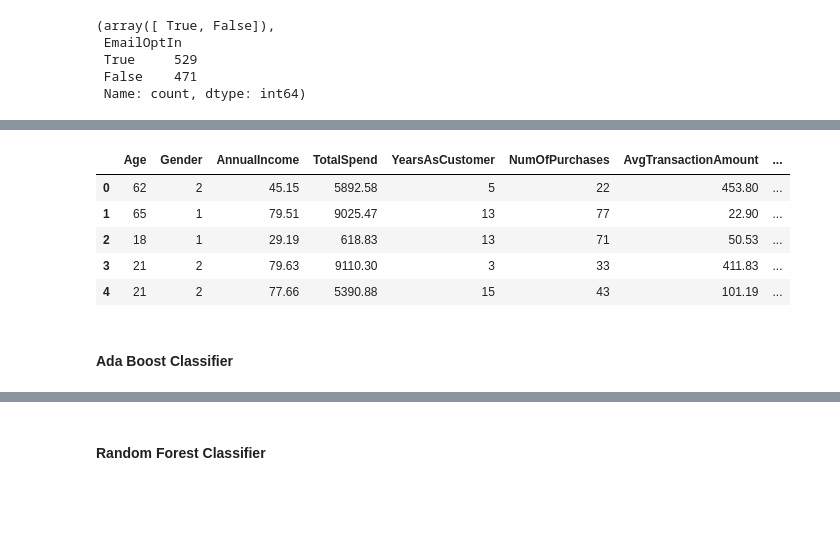
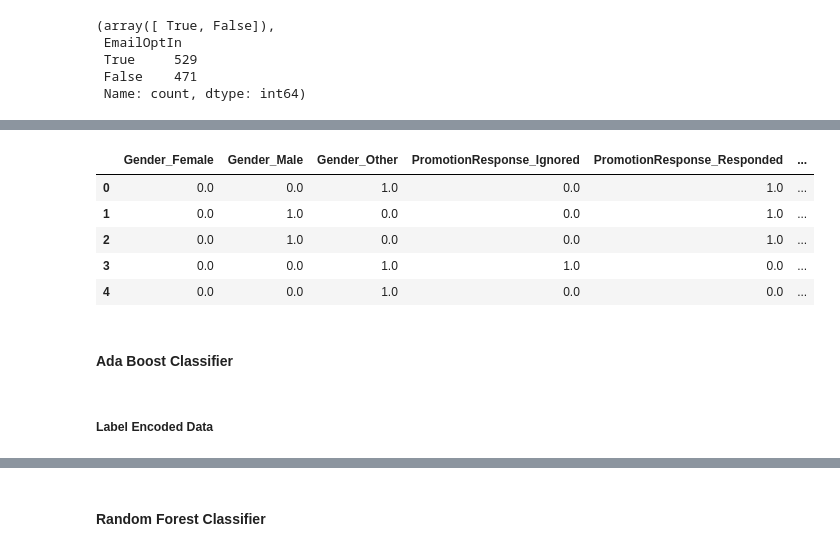
Before and after one commit to waitasecant/CMI-HW, a Jupyter notebook: DMML/Assignment 1/task1.ipynb, the cells around one changed output, grey strips where cells are left out. Drawn from its saved outputs; the diff is of its cells as text; code cells hidden in the pictures; blank space fills up the shorter version.

```diff
--- a/DMML/Assignment 1/task1.ipynb
+++ b/DMML/Assignment 1/task1.ipynb
@@ -46,7 +51,9 @@ df['EmailOptIn'].unique(), df['EmailOptIn'].value_counts()
  False    471
  Name: count, dtype: int64)
 # %%
-# Encoding the values to these columns
-df['Gender'] = LabelEncoder().fit_transform(df['Gender'])
-df['PromotionResponse'] = LabelEncoder().fit_transform(df['PromotionResponse'])
-df['EmailOptIn'] = LabelEncoder().fit_transform(df['EmailOptIn'])
+# Label Encoding the values to these columns
+df_le = df.copy()
+df_le['Gender'] = LabelEncoder().fit_transform(df['Gender'])
+df_le['PromotionResponse'] = LabelEncoder().fit_transform(df['PromotionResponse'])
+df_le['EmailOptIn'] = LabelEncoder().fit_transform(df['EmailOptIn'])
+df_le.head()
@@ -56,12 +67,17 @@ df.drop(columns = ['CustomerID'], axis = 1, inplace = True)
-# %%
-# Transformed dataframe
-df.head()
-# %% [output]
-|  | Age | Gender | AnnualIncome | TotalSpend | YearsAsCustomer | NumOfPurchases | AvgTransactionAmount | ... |
-| 0 | 62 | 2 | 45.15 | 5892.58 | 5 | 22 | 453.80 | ... |
-| 1 | 65 | 1 | 79.51 | 9025.47 | 13 | 77 | 22.90 | ... |
-| 2 | 18 | 1 | 29.19 | 618.83 | 13 | 71 | 50.53 | ... |
-| 3 | 21 | 2 | 79.63 | 9110.30 | 3 | 33 | 411.83 | ... |
-| 4 | 21 | 2 | 77.66 | 5390.88 | 15 | 43 | 101.19 | ... |
+# %%
+# One Hot Encoding the values to these columns
+temp = df.copy()
+ohe = OneHotEncoder(sparse_output=False)
+X_ohe = ohe.fit_transform(temp.loc[:,['Gender', 'PromotionResponse', 'EmailOptIn']])
+X_ohe = pd.DataFrame(data = X_ohe, columns=ohe.get_feature_names_out())
+df_ohe = pd.concat([X_ohe, temp.iloc[:,[0,2,3,4,5,6,7,8,9,10,13]]] , axis = 1)
+df_ohe.head()
+# %% [output]
+|  | Gender_Female | Gender_Male | Gender_Other | PromotionResponse_Ignored | PromotionResponse_Responded | ... |
+| 0 | 0.0 | 0.0 | 1.0 | 0.0 | 1.0 | ... |
+| 1 | 0.0 | 1.0 | 0.0 | 0.0 | 1.0 | ... |
+| 2 | 0.0 | 1.0 | 0.0 | 0.0 | 1.0 | ... |
+| 3 | 0.0 | 0.0 | 1.0 | 1.0 | 0.0 | ... |
+| 4 | 0.0 | 0.0 | 1.0 | 0.0 | 0.0 | ... |
 # %%
 # Splitting data into train and test
@@ -70,5 +89,7 @@ X_train, X_test, y_train, y_test = train_test_split(
 # %% [markdown]
 #### Ada Boost Classifier
+# %% [markdown]
+##### Label Encoded Data
 # %%
 # GridSearch Adaboost Model
 # TN is {0,0}, FN is {1,0}, TP {1,1} and FP {0,1}
```
Also changed, not shown: parts of 15 cells of this notebook, 2 other files.
